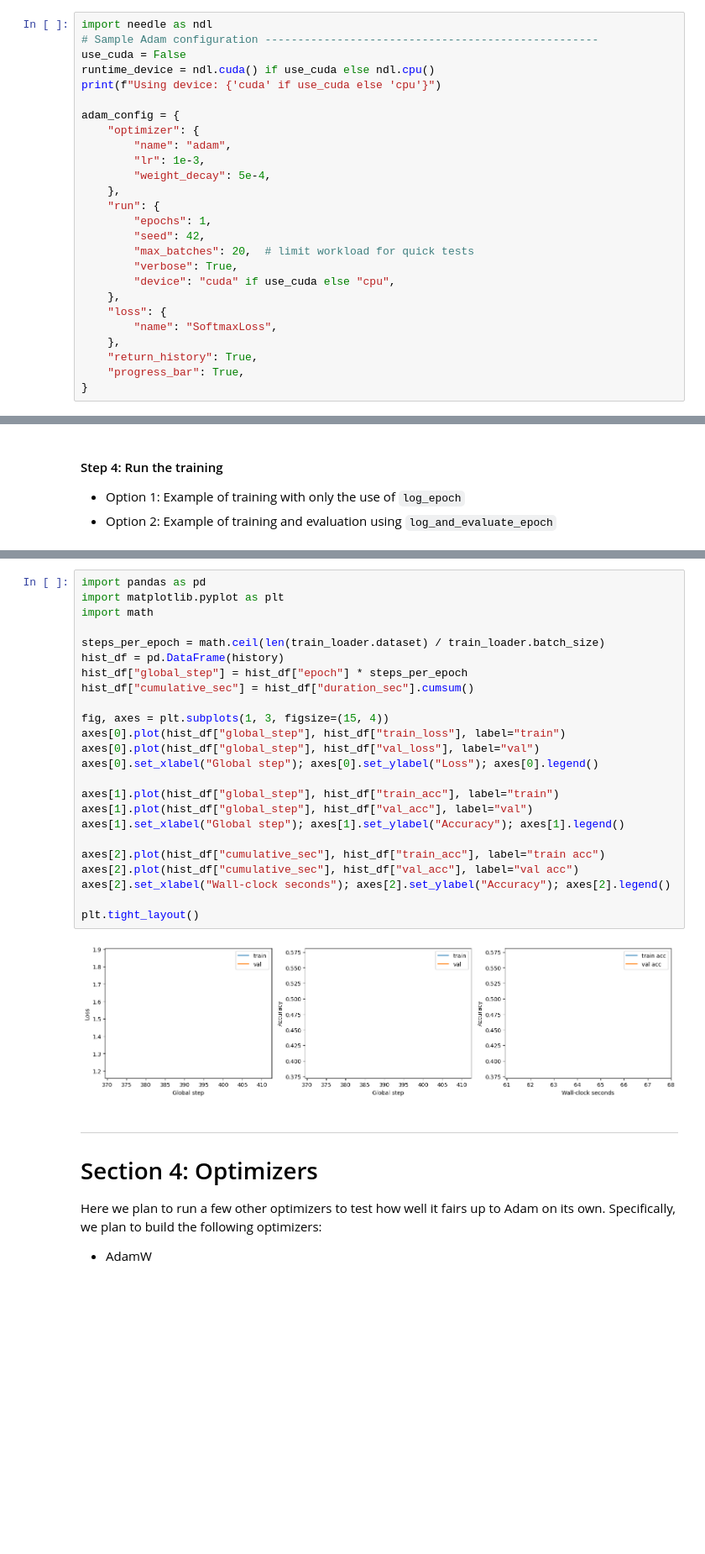
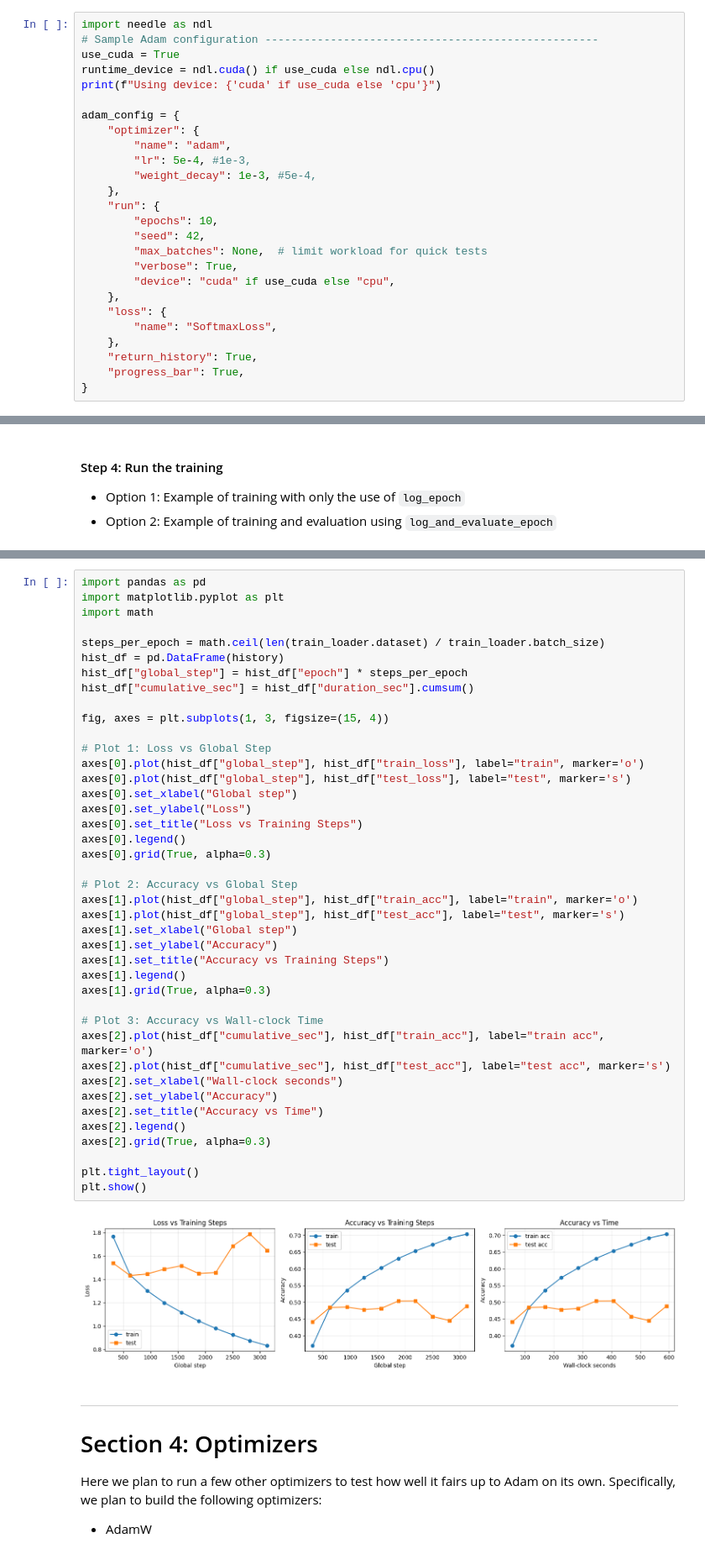
Before and after one commit to royc0003/10714-dlsys-final-project-group-43, a Jupyter notebook: 10714_Final_Project_Team_43.ipynb, the cells around one changed output, grey strips where cells are left out. Shown at 84% size. Cells and saved outputs as stored; diff of their text form; blank space fills up the shorter version.

```diff
--- a/10714_Final_Project_Team_43.ipynb
+++ b/10714_Final_Project_Team_43.ipynb
@@ -349,20 +406,20 @@ def build_cifar10_train_loader(batch_size=128, shuffle=True, device=None):
 # %%
 import needle as ndl
 # Sample Adam configuration ---------------------------------------------------
-use_cuda = False
+use_cuda = True
 runtime_device = ndl.cuda() if use_cuda else ndl.cpu()
 print(f"Using device: {'cuda' if use_cuda else 'cpu'}")
 
 adam_config = {
     "optimizer": {
         "name": "adam",
-        "lr": 1e-3,
-        "weight_decay": 5e-4,
+        "lr": 5e-4, #1e-3,
+        "weight_decay": 1e-3, #5e-4,
     },
     "run": {
-        "epochs": 1,
+        "epochs": 10,
         "seed": 42,
-        "max_batches": 20,  # limit workload for quick tests
+        "max_batches": None,  # limit workload for quick tests
         "verbose": True,
         "device": "cuda" if use_cuda else "cpu",
     },
@@ -537,29 +710,46 @@ Epoch 01 done | Train Acc 57.19% | Train Loss 1.1926 | LR 0.001000 | Duration 64
 # %%
 import pandas as pd
 import matplotlib.pyplot as plt
 import math
 
 steps_per_epoch = math.ceil(len(train_loader.dataset) / train_loader.batch_size)
 hist_df = pd.DataFrame(history)
 hist_df["global_step"] = hist_df["epoch"] * steps_per_epoch
 hist_df["cumulative_sec"] = hist_df["duration_sec"].cumsum()
 
 fig, axes = plt.subplots(1, 3, figsize=(15, 4))
-axes[0].plot(hist_df["global_step"], hist_df["train_loss"], label="train")
-axes[0].plot(hist_df["global_step"], hist_df["val_loss"], label="val")
-axes[0].set_xlabel("Global step"); axes[0].set_ylabel("Loss"); axes[0].legend()
 
-axes[1].plot(hist_df["global_step"], hist_df["train_acc"], label="train")
-axes[1].plot(hist_df["global_step"], hist_df["val_acc"], label="val")
-axes[1].set_xlabel("Global step"); axes[1].set_ylabel("Accuracy"); axes[1].legend()
+# Plot 1: Loss vs Global Step
+axes[0].plot(hist_df["global_step"], hist_df["train_loss"], label="train", marker='o')
+axes[0].plot(hist_df["global_step"], hist_df["test_loss"], label="test", marker='s')
+axes[0].set_xlabel("Global step")
+axes[0].set_ylabel("Loss")
+axes[0].set_title("Loss vs Training Steps")
+axes[0].legend()
+axes[0].grid(True, alpha=0.3)
 
-axes[2].plot(hist_df["cumulative_sec"], hist_df["train_acc"], label="train acc")
-axes[2].plot(hist_df["cumulative_sec"], hist_df["val_acc"], label="val acc")
-axes[2].set_xlabel("Wall-clock seconds"); axes[2].set_ylabel("Accuracy"); axes[2].legend()
+# Plot 2: Accuracy vs Global Step
+axes[1].plot(hist_df["global_step"], hist_df["train_acc"], label="train", marker='o')
+axes[1].plot(hist_df["global_step"], hist_df["test_acc"], label="test", marker='s')
+axes[1].set_xlabel("Global step")
+axes[1].set_ylabel("Accuracy")
+axes[1].set_title("Accuracy vs Training Steps")
+axes[1].legend()
+axes[1].grid(True, alpha=0.3)
+
+# Plot 3: Accuracy vs Wall-clock Time
+axes[2].plot(hist_df["cumulative_sec"], hist_df["train_acc"], label="train acc", marker='o')
+axes[2].plot(hist_df["cumulative_sec"], hist_df["test_acc"], label="test acc", marker='s')
+axes[2].set_xlabel("Wall-clock seconds")
+axes[2].set_ylabel("Accuracy")
+axes[2].set_title("Accuracy vs Time")
+axes[2].legend()
+axes[2].grid(True, alpha=0.3)
 
 plt.tight_layout()
+plt.show()
 # %% [output]
-[figure, old version]
+[figure, new version]
 # %% [markdown]
 
 
```
Also changed, not shown: parts of 21 cells of this notebook.
